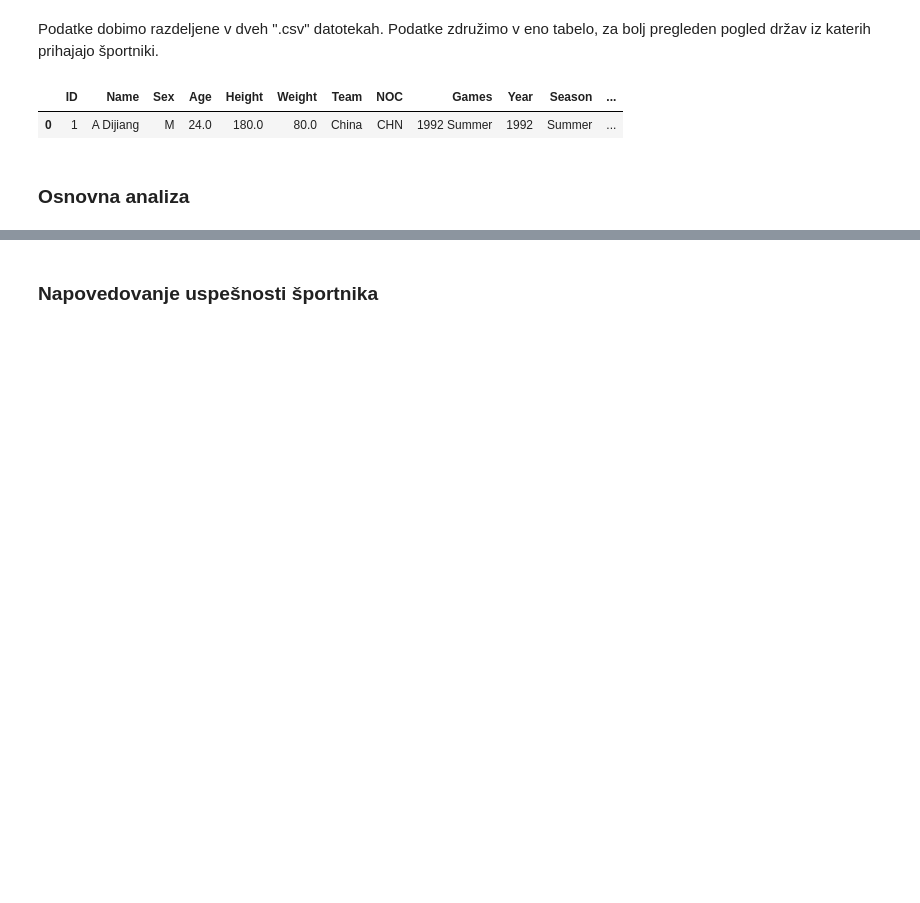
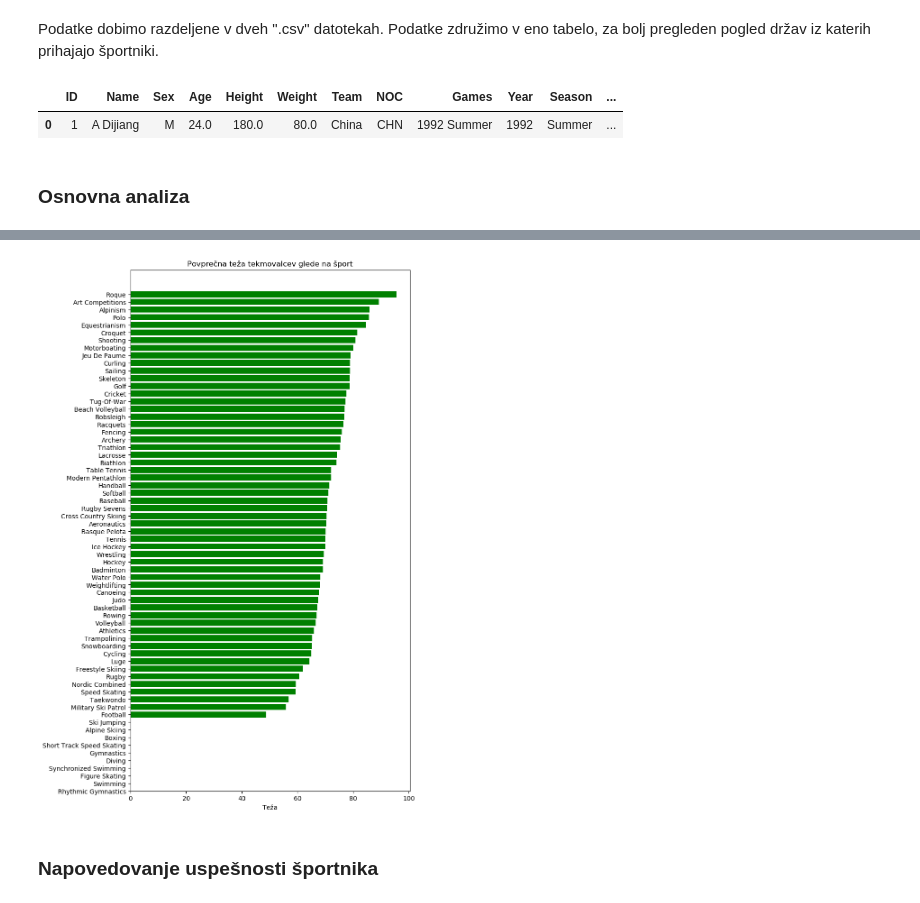
Before and after one commit to ziga-solar/PR19ZSASNKSK, a Jupyter notebook: PR19ZSASNKSK.ipynb, the cells around one changed output, grey strips where cells are left out. Cells and saved outputs as stored; diff of their text form; code cells hidden in the pictures; blank space fills up the shorter version.

```diff
--- a/PR19ZSASNKSK.ipynb
+++ b/PR19ZSASNKSK.ipynb
@@ -55,2 +105,24 @@ all_raw_data.head(1)
+# %%
+teza_sport = all_raw_data[["Sport","Weight"]]
+teza_sport = teza_sport.groupby("Sport")["Weight"].mean().reset_index()
+teza_sport["Weight"] = teza_sport["Weight"].round(2)
+teza_sport  = teza_sport.sort_values(by="Weight", ascending=False)
+# %%
+plt.rcdefaults()
+fig, ax = plt.subplots(figsize=(8, 15))
+
+sporti = np.arange(len(teza_sport["Sport"]))
+
+ax.barh(sporti, teza_sport["Weight"],height=0.8, align="center", color="green")
+ax.set_yticks(sporti)
+ax.set_yticklabels(starost_sport["Sport"])
+ax.invert_yaxis()
+
+ax.set_xlabel("Teža")
+ax.set_title("Povprečna teža tekmovalcev glede na šport")
+
+plt.show()
+# %% [output]
+[figure, added]
 # %% [markdown]
 ### Napovedovanje uspešnosti športnika
```
Also changed, not shown: parts of 7 cells of this notebook.
